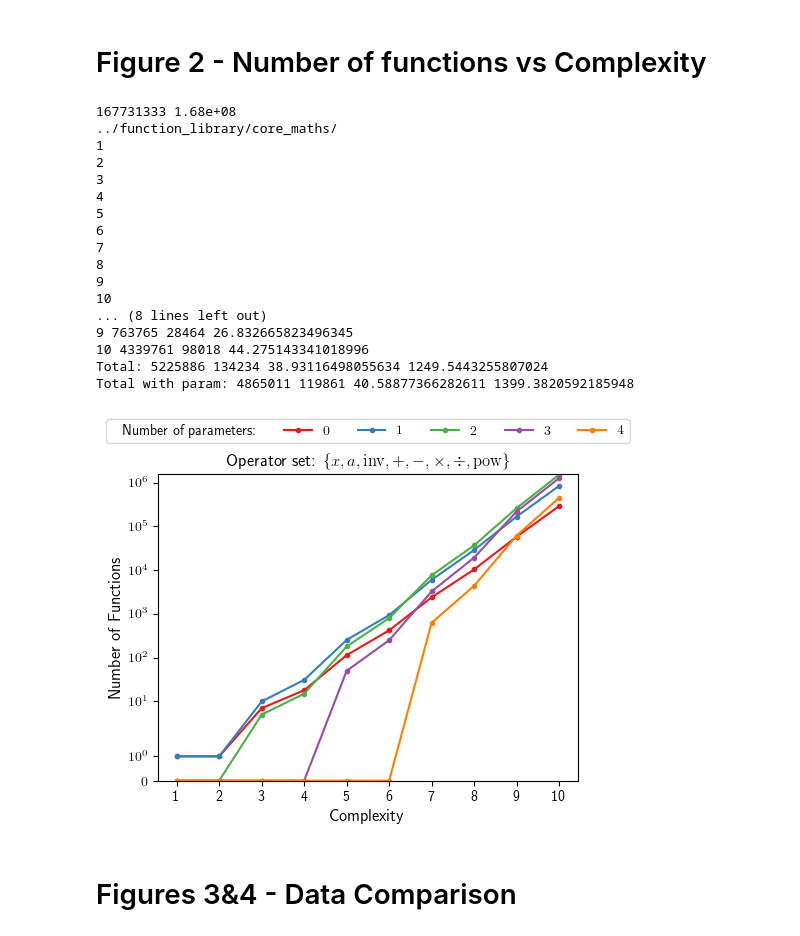
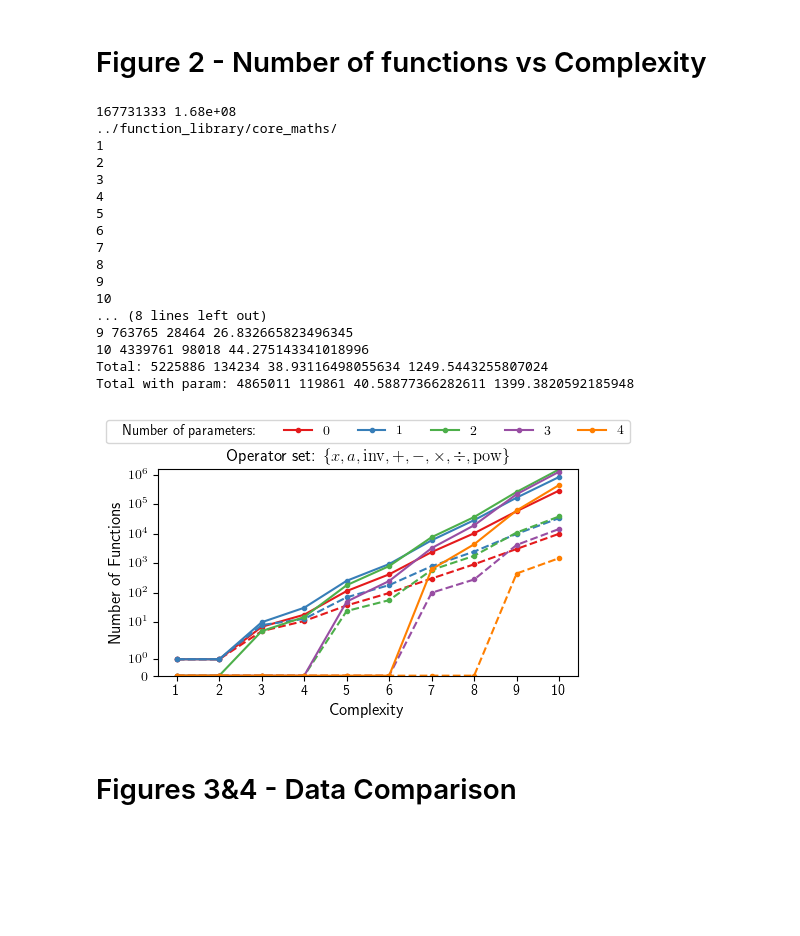
Before and after one commit to DeaglanBartlett/ESR, a Jupyter notebook: ESR/plotting/Paper1_Plots.ipynb, the cells around one changed output. Drawn from its saved outputs; the diff is of its cells as text; code cells hidden in the pictures; blank space fills up the shorter version.

```diff
--- a/ESR/plotting/Paper1_Plots.ipynb
+++ b/ESR/plotting/Paper1_Plots.ipynb
@@ -220,7 +220,7 @@ NameError: name 'rcParams' is not defined
 # %% [markdown]
 # Figure 2 - Number of functions vs Complexity
 # %%
-plot_unique = False # True
+plot_unique = True
 
 def file_len(fname):
     p = subprocess.Popen(['wc', '-l', fname], stdout=subprocess.PIPE,
@@ -261,7 +261,7 @@ print(nfun, '%.2e'%nfun)
 
 nfortab = 4
 
-fig, axs = plt.subplots(1, 1, figsize=(5,4))
+fig, axs = plt.subplots(1, 1, figsize=(5,3))
 axs = [axs]
 cm = plt.get_cmap('Set1')
 
@@ -328,39 +328,39 @@ fig.tight_layout()
 fig.subplots_adjust(hspace=0)
 
 leg = axs[int(np.floor(len(axs)/2))].legend(loc='upper center',
-                                            bbox_to_anchor=(0.5, 1.2),
+                                            bbox_to_anchor=(0.5, 1.27),
                                             ncol=nfortab+2,
                                             fancybox=True)
 lines = leg.get_lines()
 
 for vpack in leg._legend_handle_box.get_children()[:1]:
     for hpack in vpack.get_children():
         hpack.get_children()[0].set_width(0)
 
 if plot_unique:
     fig.savefig('figs/count_functions.pdf', bbox_inches='tight', transparent=True)
 else:
     fig.savefig('figs/count_functions_nounique.pdf', bbox_inches='tight', transparent=True)
 # print(rcParams)
 # %% [output]
 167731333 1.68e+08
 ../function_library/core_maths/
 1
 2
 3
 4
 5
 6
 7
 8
 9
 10
 ... (8 lines left out)
 9 763765 28464 26.832665823496345
 10 4339761 98018 44.275143341018996
 Total: 5225886 134234 38.93116498055634 1249.5443255807024
 Total with param: 4865011 119861 40.58877366282611 1399.3820592185948
-[figure, old version]
+[figure, new version]
 # %% [markdown]
 # Figures 3&4 - Data Comparison
 # %%
```
Also changed, not shown: parts of 2 cells of this notebook, 4 other files.
